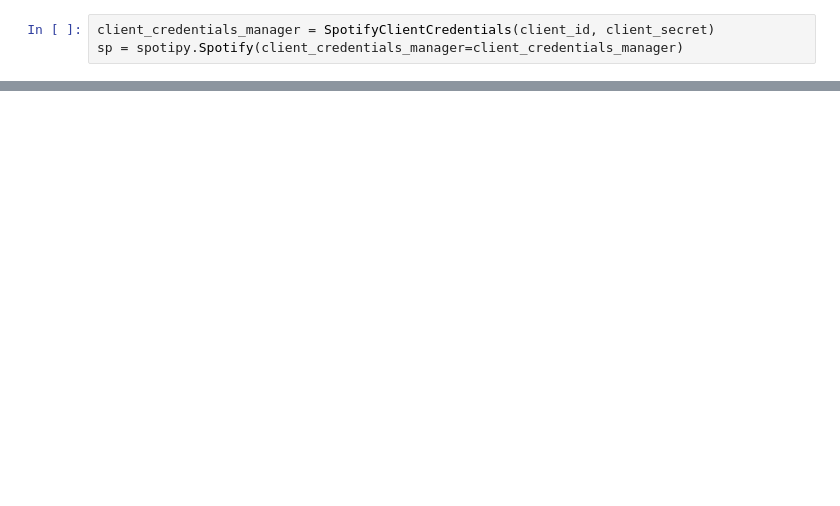
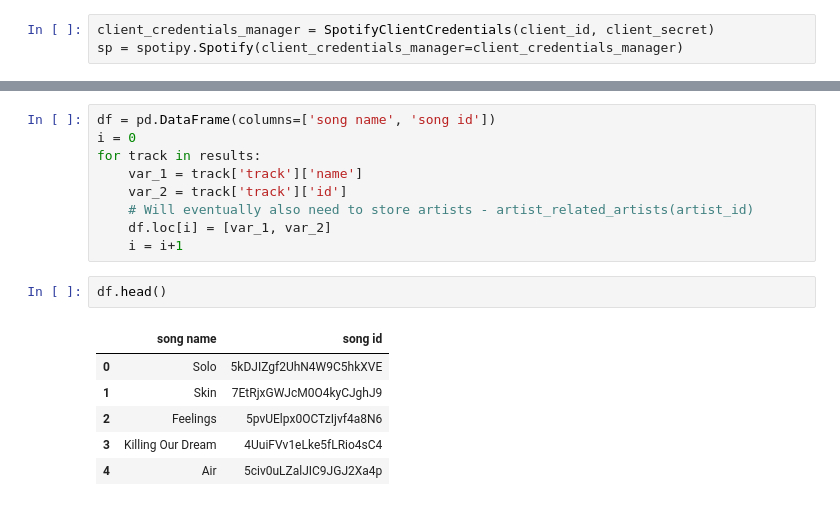
Before and after one commit to Chief-Dom/Spotify_FTB, a Jupyter notebook: api_architecture.ipynb, the cells around one changed output, grey strips where cells are left out. Cells and saved outputs as stored; diff of their text form; blank space fills up the shorter version.

```diff
--- a/api_architecture.ipynb
+++ b/api_architecture.ipynb
@@ -115,0 +142,18 @@ ValueError: Invalid file path or buffer object type: <class 'list'>
+# %%
+df = pd.DataFrame(columns=['song name', 'song id'])
+i = 0
+for track in results:
+    var_1 = track['track']['name']
+    var_2 = track['track']['id']
+    # Will eventually also need to store artists - artist_related_artists(artist_id)
+    df.loc[i] = [var_1, var_2]
+    i = i+1
+# %%
+df.head()
+# %% [output]
+|  | song name | song id |
+| 0 | Solo | 5kDJIZgf2UhN4W9C5hkXVE |
+| 1 | Skin | 7EtRjxGWJcM0O4kyCJghJ9 |
+| 2 | Feelings | 5pvUElpx0OCTzIjvf4a8N6 |
+| 3 | Killing Our Dream | 4UuiFVv1eLke5fLRio4sC4 |
+| 4 | Air | 5civ0uLZalJIC9JGJ2Xa4p |
```
Also changed, not shown: parts of 14 cells of this notebook.
